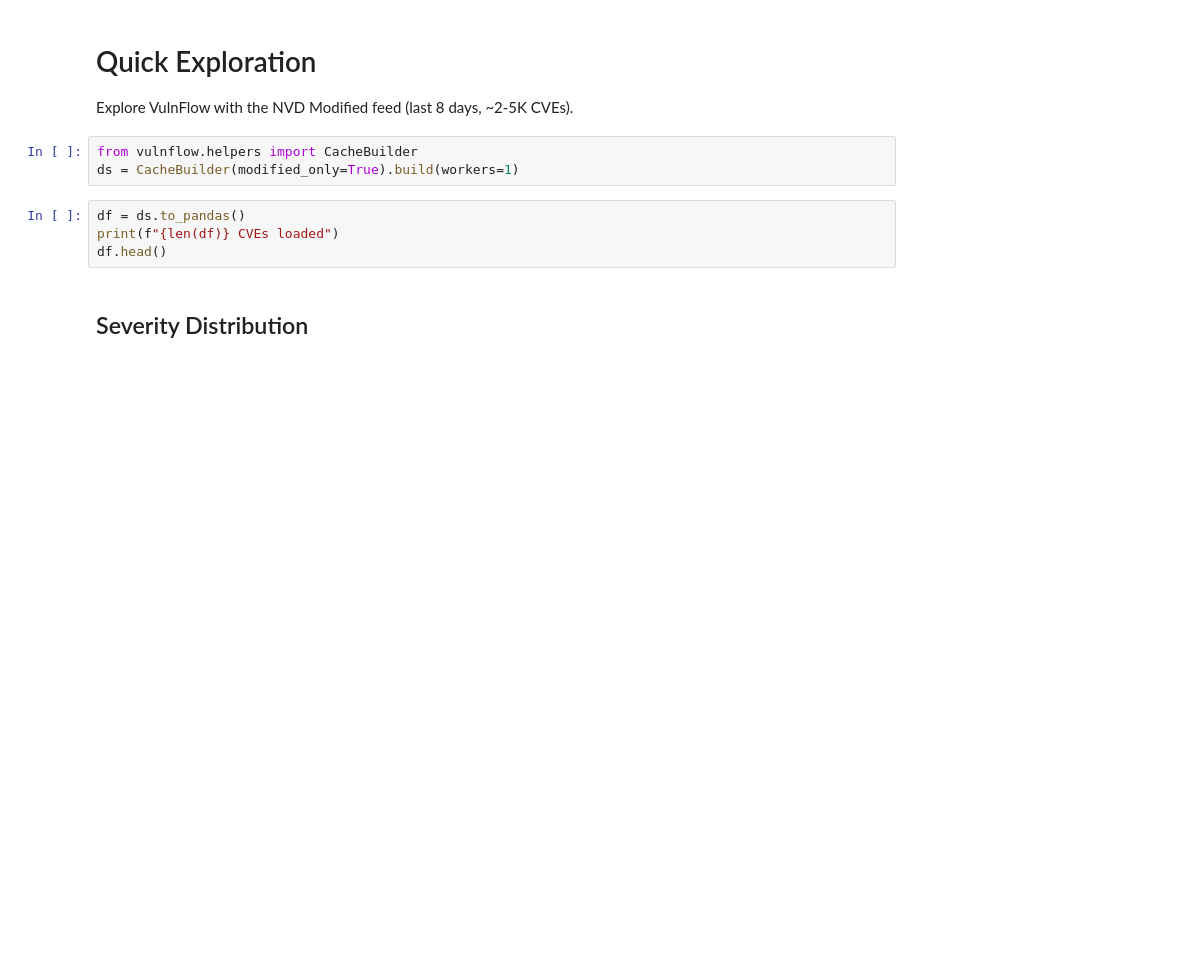
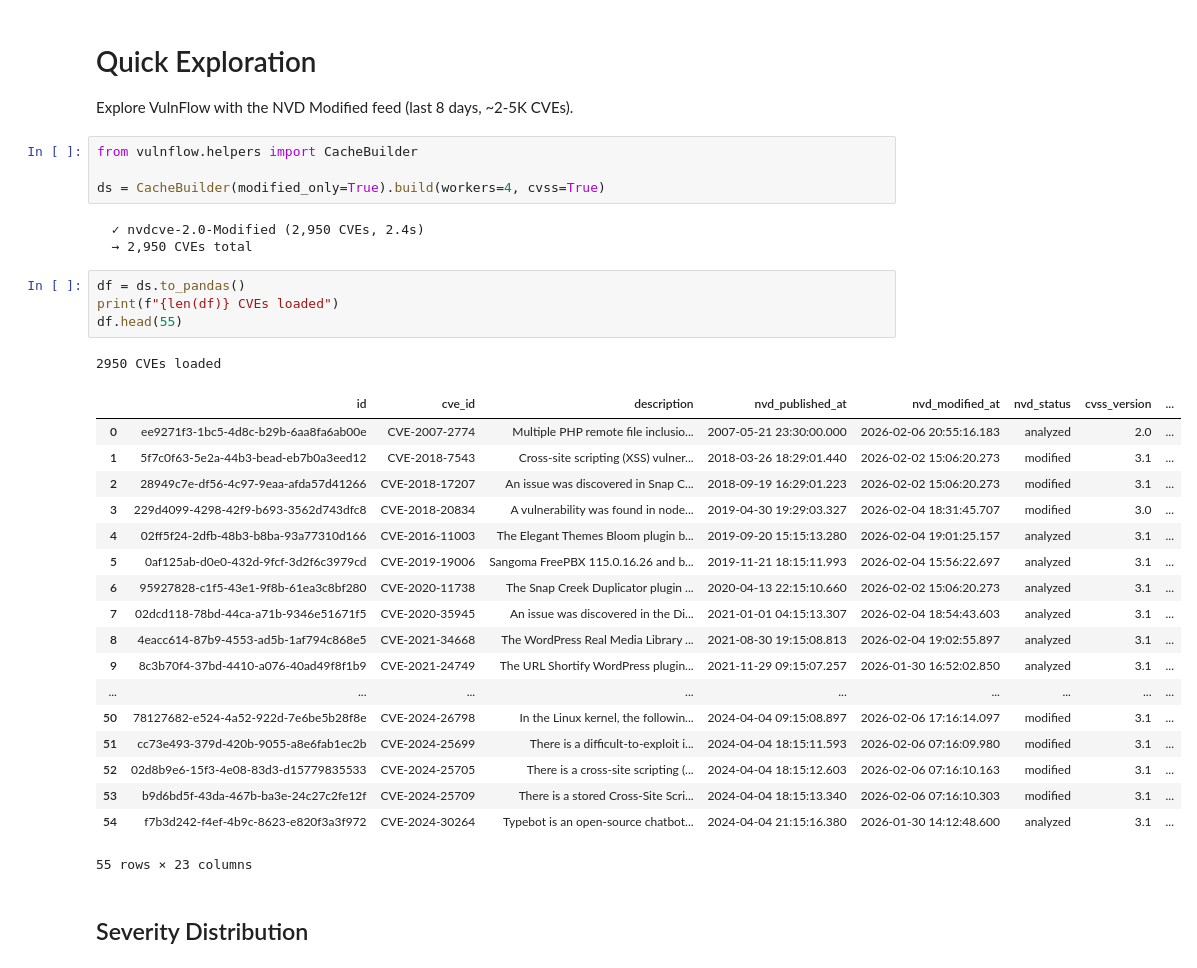
Before and after one commit to corifeo/VulnFlow, a Jupyter notebook: examples/01-quick-exploration.ipynb, the cells around one changed output. Drawn from its saved outputs; the diff is of its cells as text; blank space fills up the shorter version.

```diff
--- a/examples/01-quick-exploration.ipynb
+++ b/examples/01-quick-exploration.ipynb
@@ -3,11 +3,35 @@
 Explore VulnFlow with the NVD Modified feed (last 8 days, ~2-5K CVEs).
 # %%
 from vulnflow.helpers import CacheBuilder
-ds = CacheBuilder(modified_only=True).build(workers=1)
+
+ds = CacheBuilder(modified_only=True).build(workers=4, cvss=True)
+# %% [output]
+  ✓ nvdcve-2.0-Modified (2,950 CVEs, 2.4s)
+  → 2,950 CVEs total
 # %%
 df = ds.to_pandas()
 print(f"{len(df)} CVEs loaded")
-df.head()
+df.head(55)
+# %% [output]
+2950 CVEs loaded
+|  | id | cve_id | description | nvd_published_at | nvd_modified_at | nvd_status | cvss_version | ... |
+| 0 | ee9271f3-1bc5-4d8c-b29b-6aa8fa6ab00e | CVE-2007-2774 | Multiple PHP remote file inclusio... | 2007-05-21 23:30:00.000 | 2026-02-06 20:55:16.183 | analyzed | 2.0 | ... |
+| 1 | 5f7c0f63-5e2a-44b3-bead-eb7b0a3eed12 | CVE-2018-7543 | Cross-site scripting (XSS) vulner... | 2018-03-26 18:29:01.440 | 2026-02-02 15:06:20.273 | modified | 3.1 | ... |
+| 2 | 28949c7e-df56-4c97-9eaa-afda57d41266 | CVE-2018-17207 | An issue was discovered in Snap C... | 2018-09-19 16:29:01.223 | 2026-02-02 15:06:20.273 | modified | 3.1 | ... |
+| 3 | 229d4099-4298-42f9-b693-3562d743dfc8 | CVE-2018-20834 | A vulnerability was found in node... | 2019-04-30 19:29:03.327 | 2026-02-04 18:31:45.707 | modified | 3.0 | ... |
+| 4 | 02ff5f24-2dfb-48b3-b8ba-93a77310d166 | CVE-2016-11003 | The Elegant Themes Bloom plugin b... | 2019-09-20 15:15:13.280 | 2026-02-04 19:01:25.157 | analyzed | 3.1 | ... |
+| 5 | 0af125ab-d0e0-432d-9fcf-3d2f6c3979cd | CVE-2019-19006 | Sangoma FreePBX 115.0.16.26 and b... | 2019-11-21 18:15:11.993 | 2026-02-04 15:56:22.697 | analyzed | 3.1 | ... |
+| 6 | 95927828-c1f5-43e1-9f8b-61ea3c8bf280 | CVE-2020-11738 | The Snap Creek Duplicator plugin ... | 2020-04-13 22:15:10.660 | 2026-02-02 15:06:20.273 | analyzed | 3.1 | ... |
+| 7 | 02dcd118-78bd-44ca-a71b-9346e51671f5 | CVE-2020-35945 | An issue was discovered in the Di... | 2021-01-01 04:15:13.307 | 2026-02-04 18:54:43.603 | analyzed | 3.1 | ... |
+| 8 | 4eacc614-87b9-4553-ad5b-1af794c868e5 | CVE-2021-34668 | The WordPress Real Media Library ... | 2021-08-30 19:15:08.813 | 2026-02-04 19:02:55.897 | analyzed | 3.1 | ... |
+| 9 | 8c3b70f4-37bd-4410-a076-40ad49f8f1b9 | CVE-2021-24749 | The URL Shortify WordPress plugin... | 2021-11-29 09:15:07.257 | 2026-01-30 16:52:02.850 | analyzed | 3.1 | ... |
+| ... | ... | ... | ... | ... | ... | ... | ... | ... |
+| 50 | 78127682-e524-4a52-922d-7e6be5b28f8e | CVE-2024-26798 | In the Linux kernel, the followin... | 2024-04-04 09:15:08.897 | 2026-02-06 17:16:14.097 | modified | 3.1 | ... |
+| 51 | cc73e493-379d-420b-9055-a8e6fab1ec2b | CVE-2024-25699 | There is a difficult‑to‑exploit i... | 2024-04-04 18:15:11.593 | 2026-02-06 07:16:09.980 | modified | 3.1 | ... |
+| 52 | 02d8b9e6-15f3-4e08-83d3-d15779835533 | CVE-2024-25705 | There is a cross‑site scripting (... | 2024-04-04 18:15:12.603 | 2026-02-06 07:16:10.163 | modified | 3.1 | ... |
+| 53 | b9d6bd5f-43da-467b-ba3e-24c27c2fe12f | CVE-2024-25709 | There is a stored Cross‑Site Scri... | 2024-04-04 18:15:13.340 | 2026-02-06 07:16:10.303 | modified | 3.1 | ... |
+| 54 | f7b3d242-f4ef-4b9c-8623-e820f3a3f972 | CVE-2024-30264 | Typebot is an open-source chatbot... | 2024-04-04 21:15:16.380 | 2026-01-30 14:12:48.600 | analyzed | 3.1 | ... |
+55 rows × 23 columns
 # %% [markdown]
 ## Severity Distribution
 # %%
```
Also changed, not shown: parts of 3 cells of this notebook, 3 other files.
